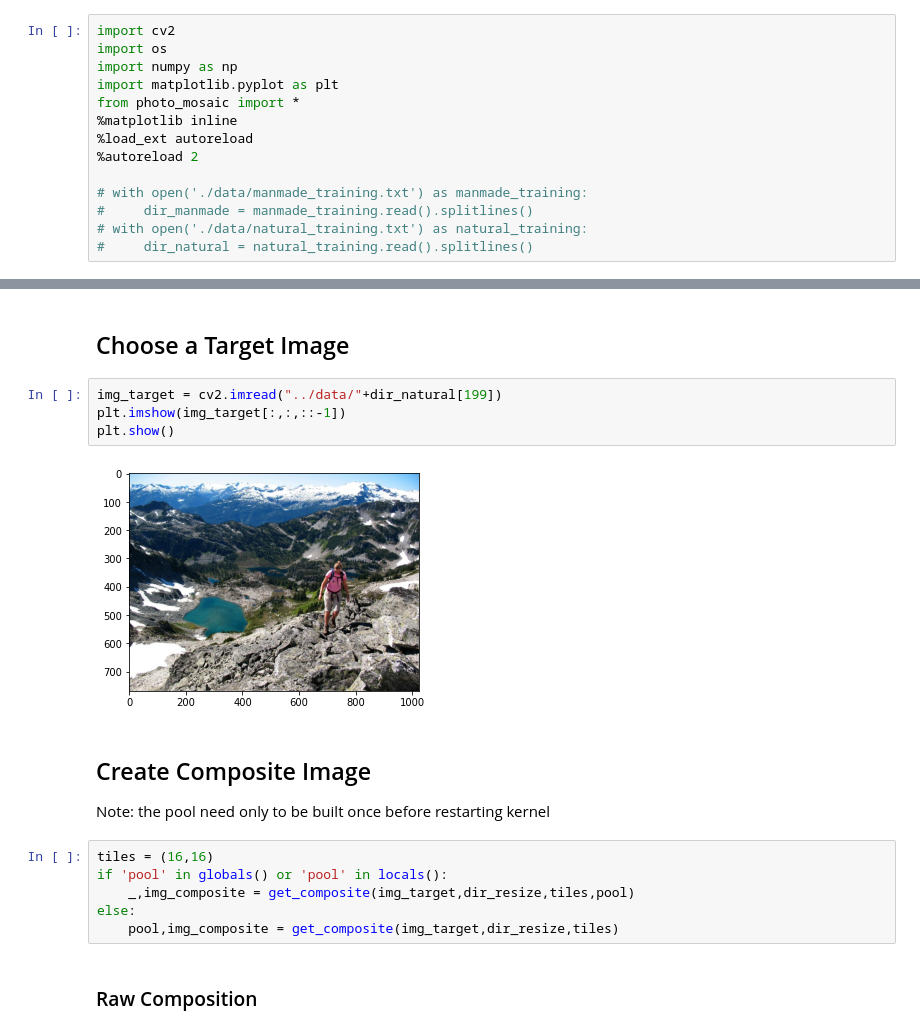
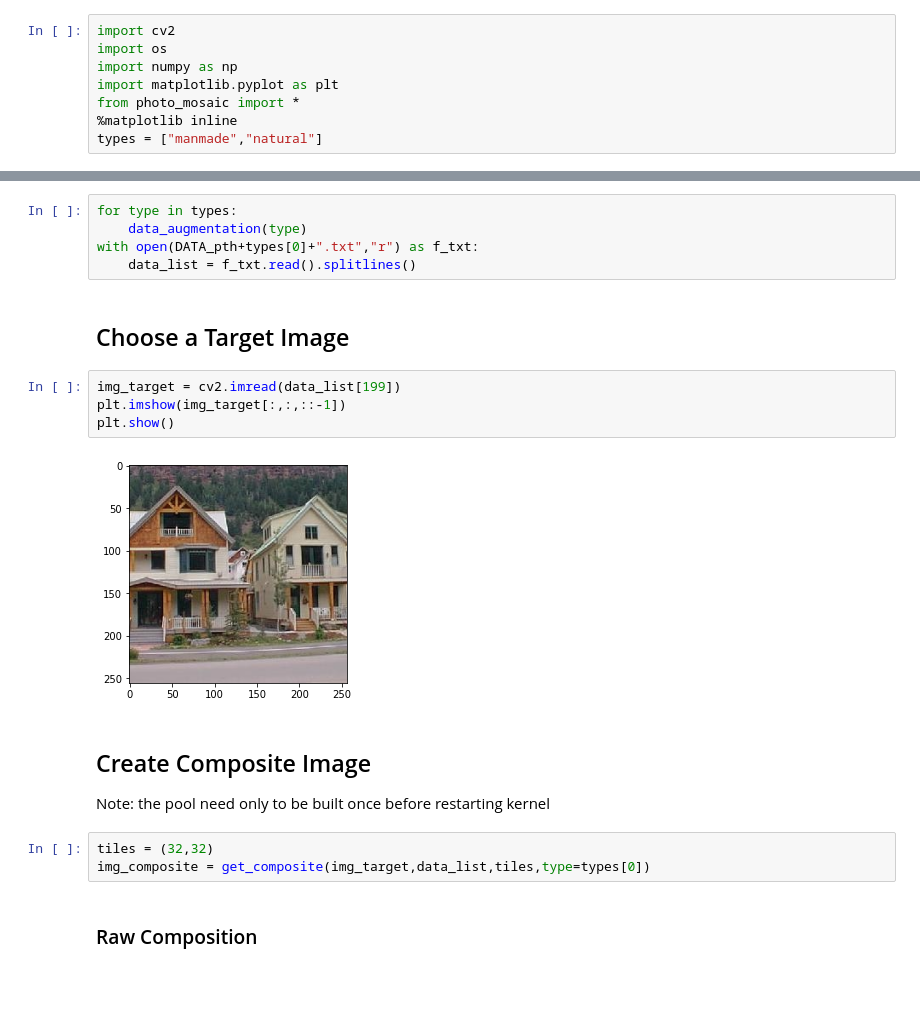
Before and after one commit to silvery107/fast-photo-mosaic, a Jupyter notebook: quick_start.ipynb, the cells around one changed output, grey strips where cells are left out. Saved outputs shown, nothing was run; the diff lists cells and outputs as text; blank space fills up the shorter version.

```diff
--- a/quick_start.ipynb
+++ b/quick_start.ipynb
@@ -9,10 +9,4 @@ import numpy as np
 import matplotlib.pyplot as plt
 from photo_mosaic import *
 %matplotlib inline
-%load_ext autoreload
-%autoreload 2
-
-# with open('./data/manmade_training.txt') as manmade_training:
-#     dir_manmade = manmade_training.read().splitlines()
-# with open('./data/natural_training.txt') as natural_training:
-#     dir_natural = natural_training.read().splitlines()
+types = ["manmade","natural"]
@@ -34,20 +15,22 @@ TypeError: resize_source() got an unexpected keyword argument 'refresh_txt'
+# %%
+for type in types:
+    data_augmentation(type)
+with open(DATA_pth+types[0]+".txt","r") as f_txt:
+    data_list = f_txt.read().splitlines()
 # %% [markdown]
 ## Choose a Target Image
 # %%
-img_target = cv2.imread("../data/"+dir_natural[199])
+img_target = cv2.imread(data_list[199])
 plt.imshow(img_target[:,:,::-1])
 plt.show()
 # %% [output]
-[figure, old version]
+[figure, new version]
 # %% [markdown]
 ## Create Composite Image
 Note: the pool need only to be built once before restarting kernel
-# %%
-tiles = (16,16)
-if 'pool' in globals() or 'pool' in locals():
-    _,img_composite = get_composite(img_target,dir_resize,tiles,pool)
-else:
-    pool,img_composite = get_composite(img_target,dir_resize,tiles)
+# %%
+tiles = (32,32)
+img_composite = get_composite(img_target,data_list,tiles,type=types[0])
 # %% [markdown]
 ### Raw Composition
 # %%
```
Also changed, not shown: parts of 6 cells of this notebook, 2 other files.
